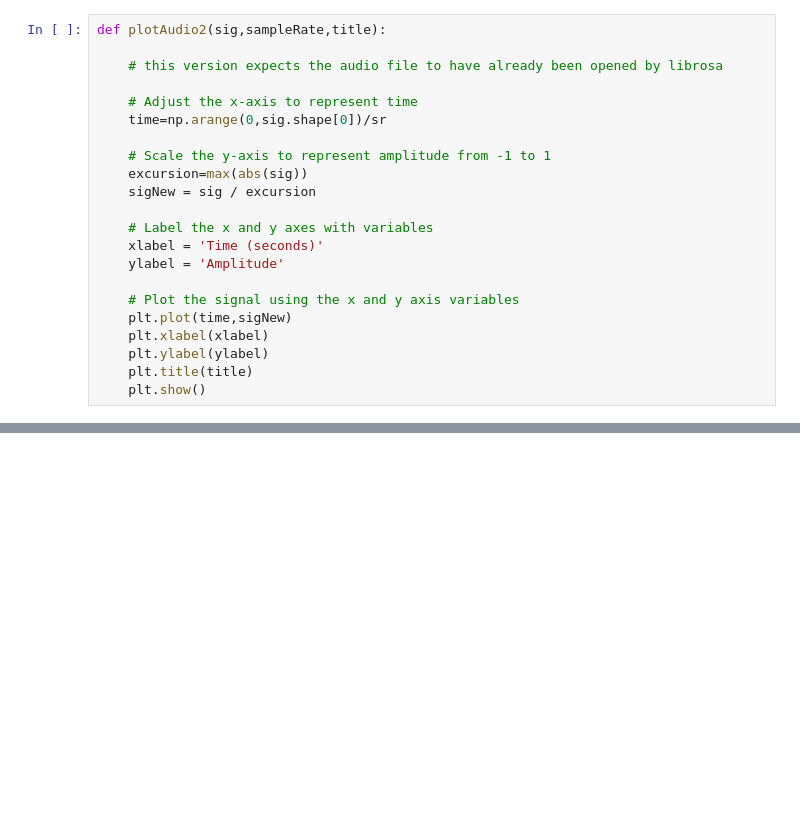
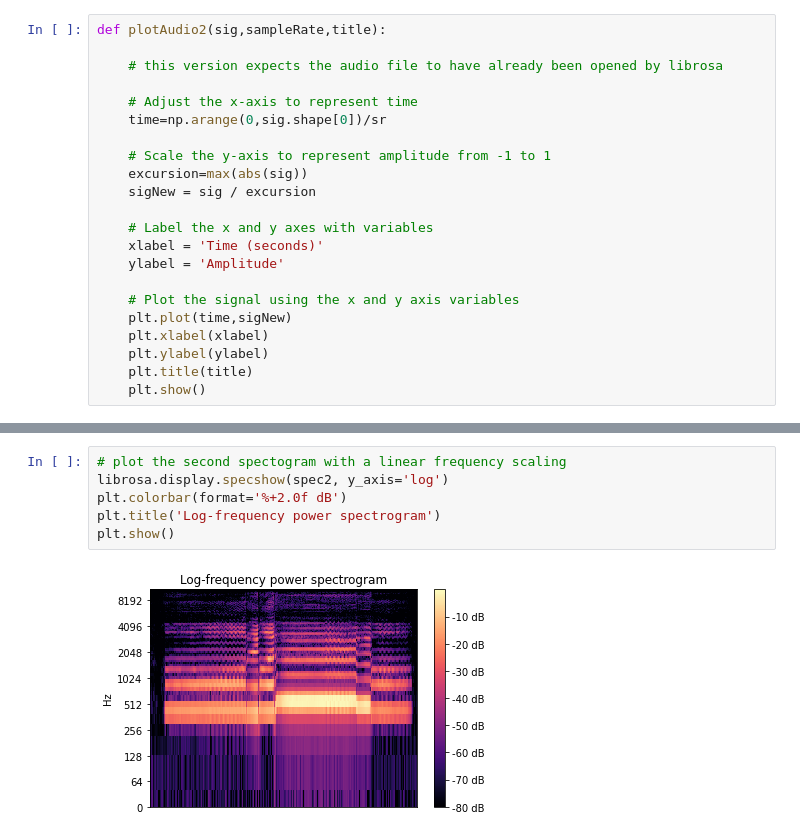
Before and after one commit to lunevaaa/-imc2023-luneva, a Jupyter notebook: Lab_3_Polina_Luneva.ipynb, the cells around one changed output, grey strips where cells are left out. Cells and saved outputs as stored; diff of their text form; blank space fills up the shorter version.

```diff
--- a/Lab_3_Polina_Luneva.ipynb
+++ b/Lab_3_Polina_Luneva.ipynb
@@ -46,0 +80,8 @@ sig , sr = librosa.load('imc2023/audioFiles/avm.wav')
+# %%
+# plot the second spectogram with a linear frequency scaling
+librosa.display.specshow(spec2, y_axis='log')
+plt.colorbar(format='%+2.0f dB')
+plt.title('Log-frequency power spectrogram')
+plt.show()
+# %% [output]
+[figure, added]
```
Also changed, not shown: parts of 7 cells of this notebook.
